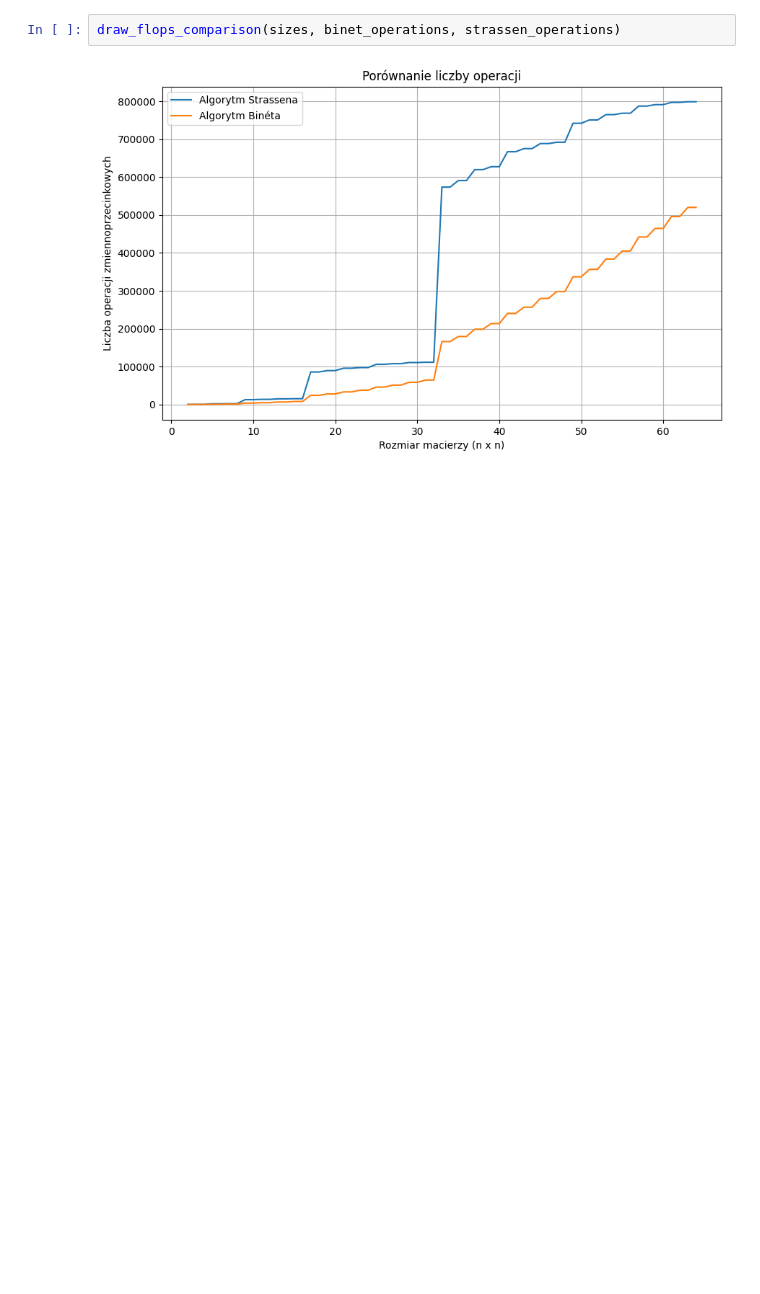
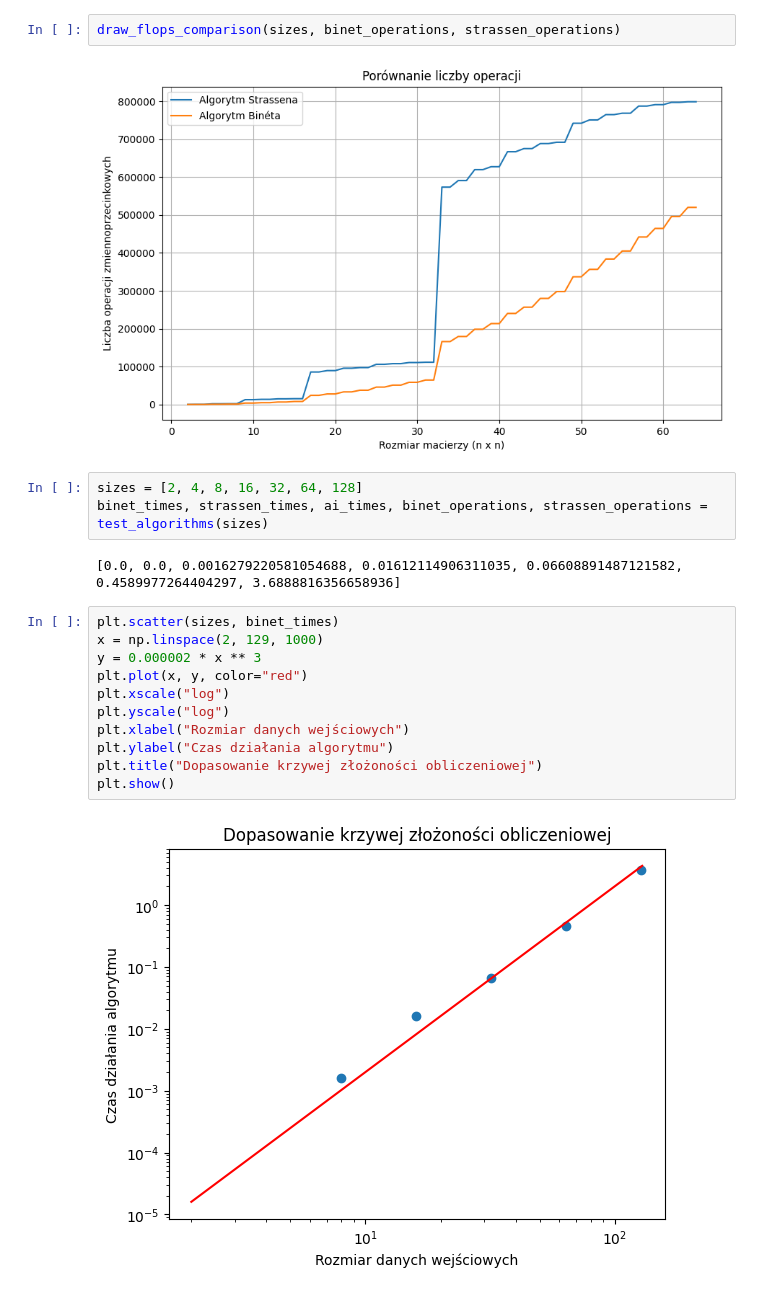
Before and after one commit to mpodmokly/matrix-algorithms, a Jupyter notebook: Zad1/zad1.ipynb, the cells around one changed output. Saved outputs shown, nothing was run; the diff lists cells and outputs as text; blank space fills up the shorter version.

Commit message:
oszacowanie zlozonosci obliczeniowej

```diff
--- a/Zad1/zad1.ipynb
+++ b/Zad1/zad1.ipynb
@@ -425,3 +425,21 @@ draw_time_comparison(sizes, binet_times, strassen_times, ai_times)
 draw_flops_comparison(sizes, binet_operations, strassen_operations)
 # %% [output]
 [figure]
+# %%
+sizes = [2, 4, 8, 16, 32, 64, 128]
+binet_times, strassen_times, ai_times, binet_operations, strassen_operations = test_algorithms(sizes)
+# %% [output]
+[0.0, 0.0, 0.0016279220581054688, 0.01612114906311035, 0.06608891487121582, 0.4589977264404297, 3.6888816356658936]
+# %%
+plt.scatter(sizes, binet_times)
+x = np.linspace(2, 129, 1000)
+y = 0.000002 * x ** 3
+plt.plot(x, y, color="red")
+plt.xscale("log")
+plt.yscale("log")
+plt.xlabel("Rozmiar danych wejściowych")
+plt.ylabel("Czas działania algorytmu")
+plt.title("Dopasowanie krzywej złożoności obliczeniowej")
+plt.show()
+# %% [output]
+[figure, added]
```
Also changed, not shown: parts of 2 cells of this notebook, 5 other files.
